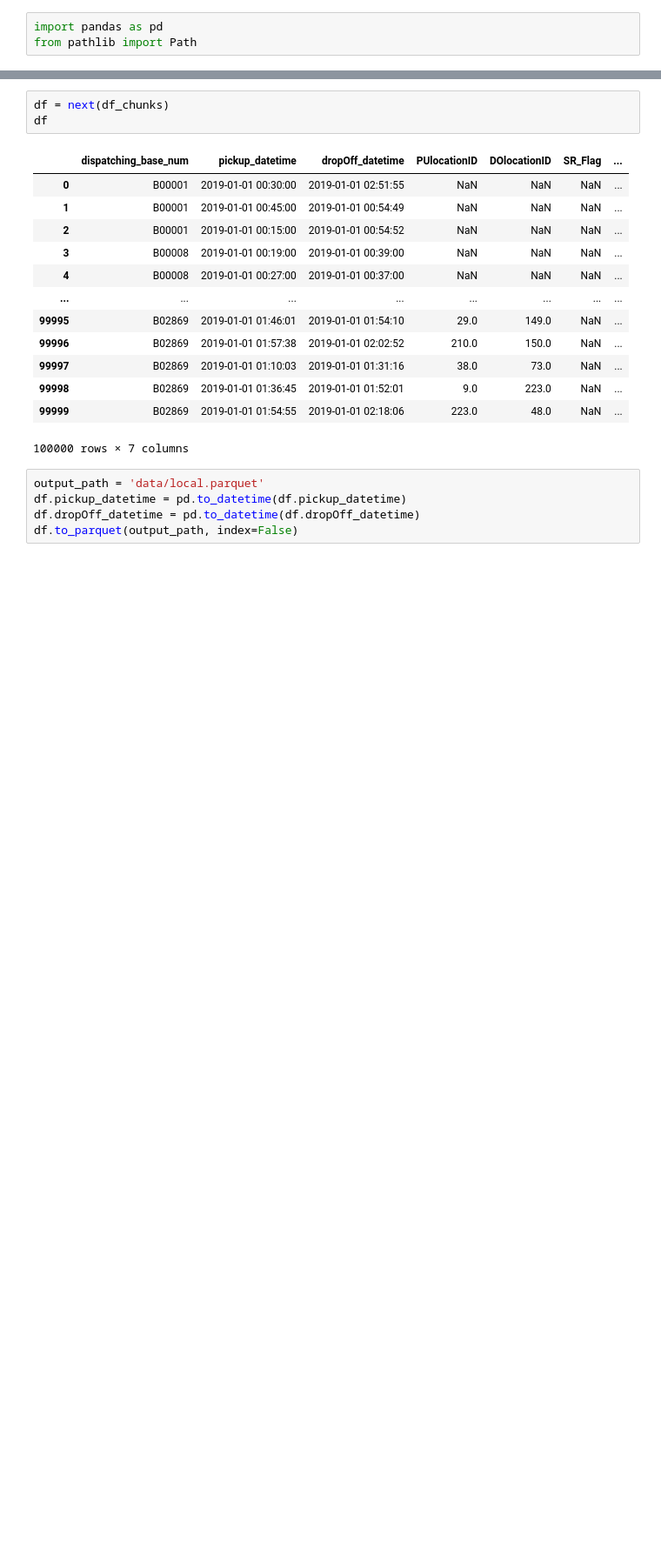
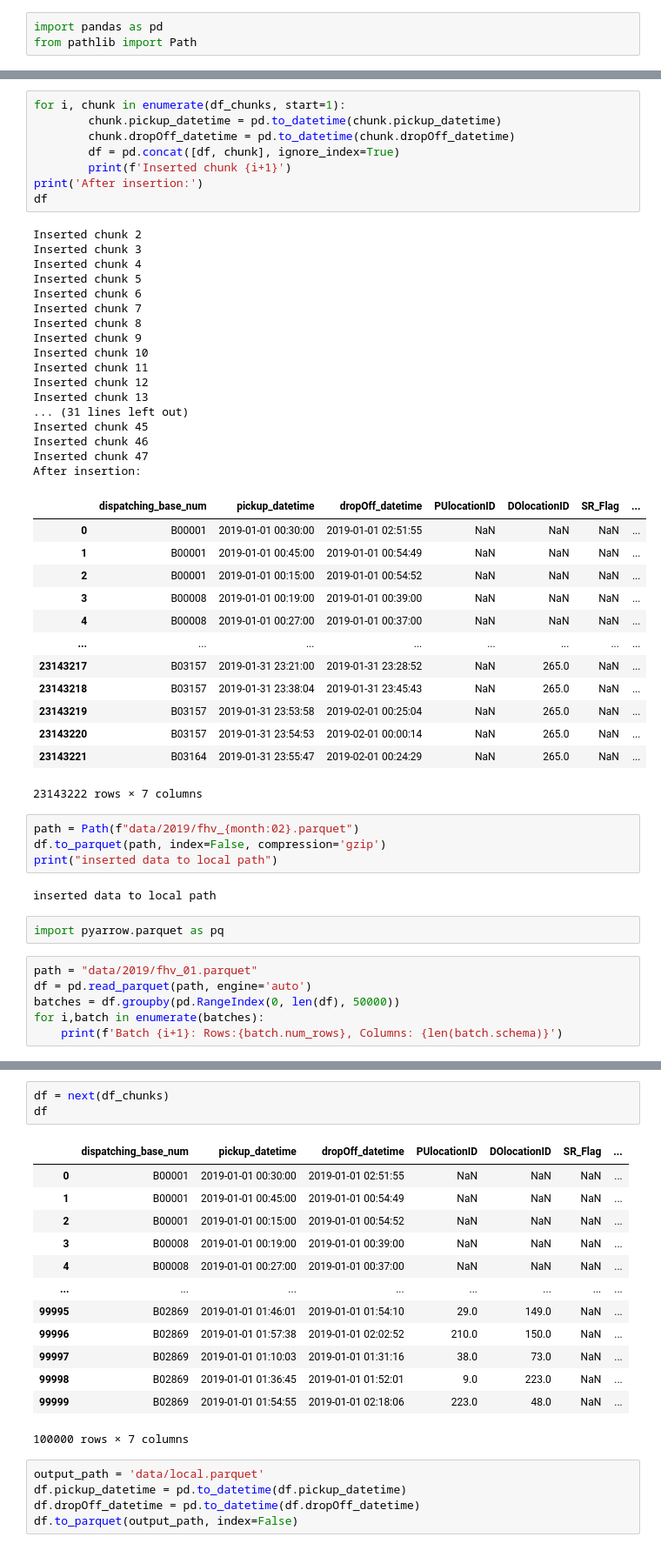
Before and after one commit to devmarrie/DataEngineering, a Jupyter notebook: data_talks_camp/homework/3/check.ipynb, the cells around one changed output, grey strips where cells are left out. Shown at 87% size. Drawn from its saved outputs; the diff is of its cells as text; blank space fills up the shorter version.

```diff
--- a/data_talks_camp/homework/3/check.ipynb
+++ b/data_talks_camp/homework/3/check.ipynb
@@ -14,0 +30,53 @@ NameError: name 'df_chunks' is not defined
+# %%
+for i, chunk in enumerate(df_chunks, start=1):
+        chunk.pickup_datetime = pd.to_datetime(chunk.pickup_datetime)
+        chunk.dropOff_datetime = pd.to_datetime(chunk.dropOff_datetime)
+        df = pd.concat([df, chunk], ignore_index=True)
+        print(f'Inserted chunk {i+1}')
+print('After insertion:')
+df
+# %% [output]
+Inserted chunk 2
+Inserted chunk 3
+Inserted chunk 4
+Inserted chunk 5
+Inserted chunk 6
+Inserted chunk 7
+Inserted chunk 8
+Inserted chunk 9
+Inserted chunk 10
+Inserted chunk 11
+Inserted chunk 12
+Inserted chunk 13
+... (31 lines left out)
+Inserted chunk 45
+Inserted chunk 46
+Inserted chunk 47
+After insertion:
+|  | dispatching_base_num | pickup_datetime | dropOff_datetime | PUlocationID | DOlocationID | SR_Flag | ... |
+| 0 | B00001 | 2019-01-01 00:30:00 | 2019-01-01 02:51:55 | NaN | NaN | NaN | ... |
+| 1 | B00001 | 2019-01-01 00:45:00 | 2019-01-01 00:54:49 | NaN | NaN | NaN | ... |
+| 2 | B00001 | 2019-01-01 00:15:00 | 2019-01-01 00:54:52 | NaN | NaN | NaN | ... |
+| 3 | B00008 | 2019-01-01 00:19:00 | 2019-01-01 00:39:00 | NaN | NaN | NaN | ... |
+| 4 | B00008 | 2019-01-01 00:27:00 | 2019-01-01 00:37:00 | NaN | NaN | NaN | ... |
+| ... | ... | ... | ... | ... | ... | ... | ... |
+| 23143217 | B03157 | 2019-01-31 23:21:00 | 2019-01-31 23:28:52 | NaN | 265.0 | NaN | ... |
+| 23143218 | B03157 | 2019-01-31 23:38:04 | 2019-01-31 23:45:43 | NaN | 265.0 | NaN | ... |
+| 23143219 | B03157 | 2019-01-31 23:53:58 | 2019-02-01 00:25:04 | NaN | 265.0 | NaN | ... |
+| 23143220 | B03157 | 2019-01-31 23:54:53 | 2019-02-01 00:00:14 | NaN | 265.0 | NaN | ... |
+| 23143221 | B03164 | 2019-01-31 23:55:47 | 2019-02-01 00:24:29 | NaN | 265.0 | NaN | ... |
+23143222 rows × 7 columns
+# %%
+path = Path(f"data/2019/fhv_{month:02}.parquet")
+df.to_parquet(path, index=False, compression='gzip')
+print("inserted data to local path")
+# %% [output]
+inserted data to local path
+# %%
+import pyarrow.parquet as pq
+# %%
+path = "data/2019/fhv_01.parquet"
+df = pd.read_parquet(path, engine='auto')
+batches = df.groupby(pd.RangeIndex(0, len(df), 50000))
+for i,batch in enumerate(batches):
+    print(f'Batch {i+1}: Rows:{batch.num_rows}, Columns: {len(batch.schema)}')
```
Also changed, not shown: parts of 9 cells of this notebook.
